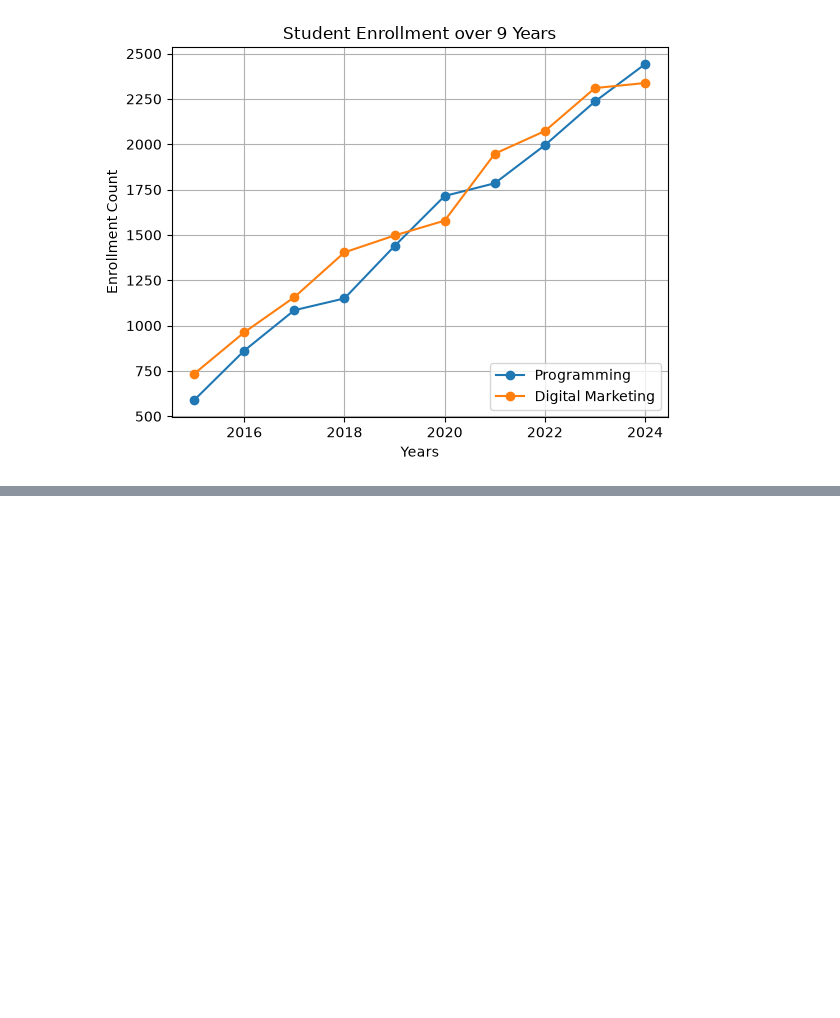
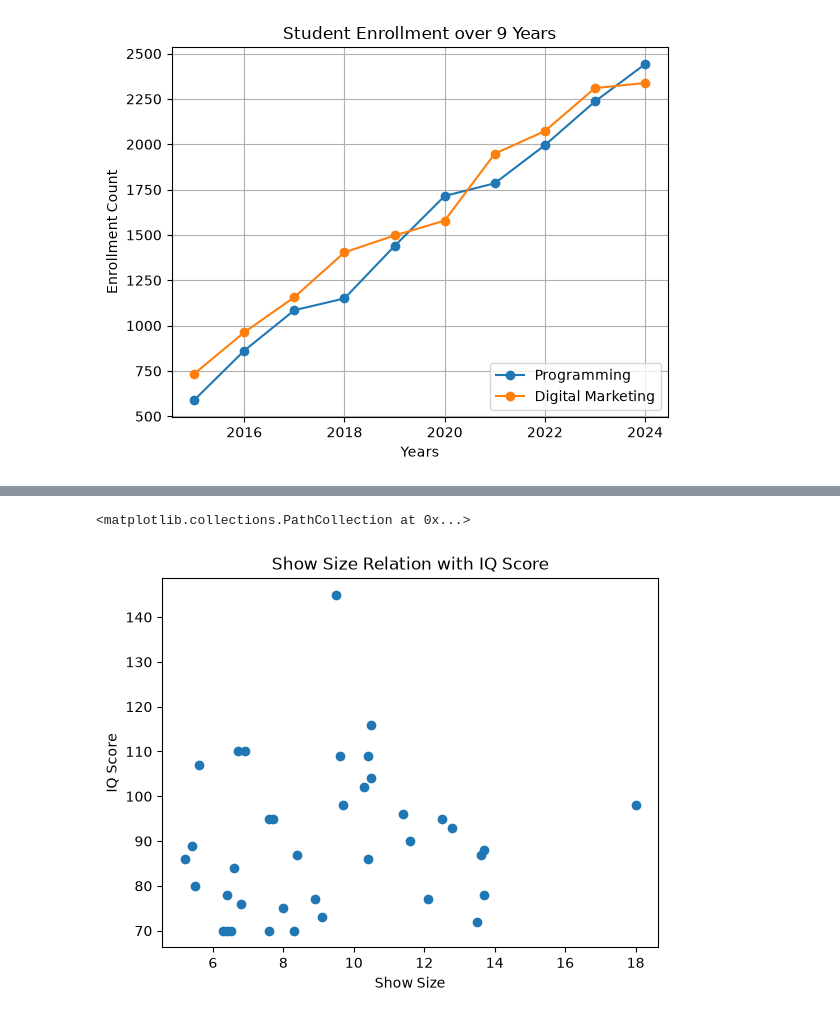
Before and after one commit to thisisyourfahi/phitron-ai-prog-with-python, a Jupyter notebook: module-15/matplotlib-basics.ipynb, the cells around one changed output, grey strips where cells are left out. Saved outputs shown, nothing was run; the diff lists cells and outputs as text; code cells hidden in the pictures; blank space fills up the shorter version.

```diff
--- a/module-15/matplotlib-basics.ipynb
+++ b/module-15/matplotlib-basics.ipynb
@@ -124,0 +158,12 @@ plt.savefig('Student Enrollment over 9 Years', dpi=300, bbox_inches='tight')
+# %%
+# let's see the correlation between show size and iq score
+
+plt.title('Show Size Relation with IQ Score')
+plt.ylabel('IQ Score')
+plt.xlabel('Show Size')
+
+plt.scatter(students['Shoe_Size'], students['IQ_Score'])
+# no correlation, we shall delete the column when training our model
+# %% [output]
+<matplotlib.collections.PathCollection at 0x...>
+[figure, added]
```
Also changed, not shown: parts of 5 cells of this notebook, 1 other file.
